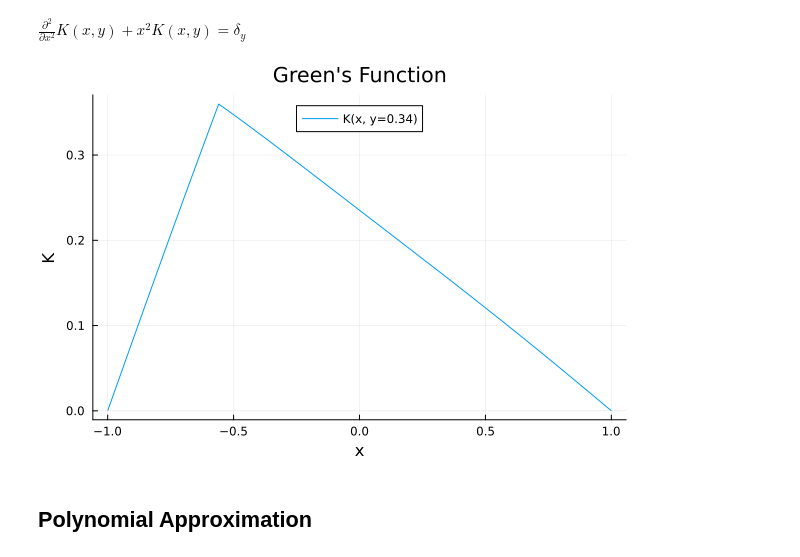
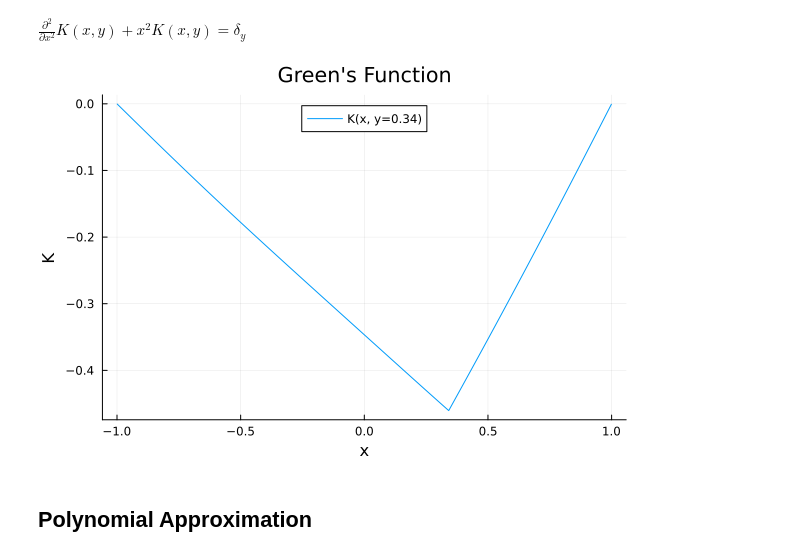
Before and after one commit to cgjunior3-14/M2R-Learning-Greens-Functions, a Jupyter notebook: 1D interpolation.ipynb, the cells around one changed output. Drawn from its saved outputs; the diff is of its cells as text; code cells hidden in the pictures.

```diff
--- a/1D interpolation.ipynb
+++ b/1D interpolation.ipynb
@@ -220,25 +220,25 @@ $\frac{\partial^2}{\partial x^2} K(x,y) + x^2K(x,y) = \delta_y$
 # %%
 using LinearAlgebra
 using Plots
 
 n = 2000
 x = range(-1, 1; length=n+2)
 h = step(x)
 x_inner = x[2:n+1]   # n interior points
 # Define the potential V(x) = x^2
 Z = x_inner.^2
 T = SymTridiagonal(ones(n).*(-2/h^2 .+ Z),ones(n-1)*1/h^2)
 # Right-hand side: approximate δ(x - y) at y
 f_2 = zeros(n)
-y = -0.56
+y = 0.34
 i_y = argmin(abs.(x.-y))  # index closest to y
 f_2[i_y] = 1/h  # spike approximating δ
 
-K = .- T \ f_2 # if it's supposed to be -u''
+K = T \ f_2 # if it's supposed to be -u''
 
 plot(x_inner, K, label = "K(x, y=0.34)", xlabel = "x", ylabel = "K", title = "Green's Function", legend = :top)
 # %% [output]
-[figure, old version]
+[figure, new version]
 # %% [markdown]
 ## Polynomial Approximation
 # %% [markdown]
```
Also changed, not shown: parts of 3 cells of this notebook.
